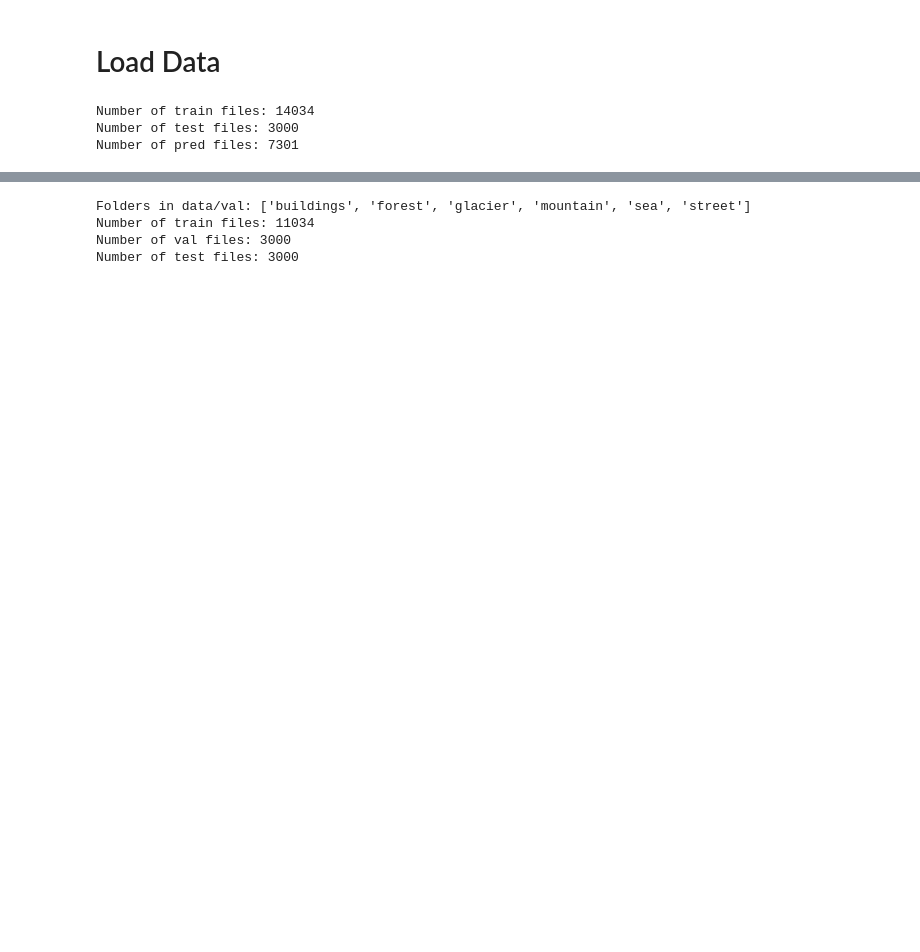
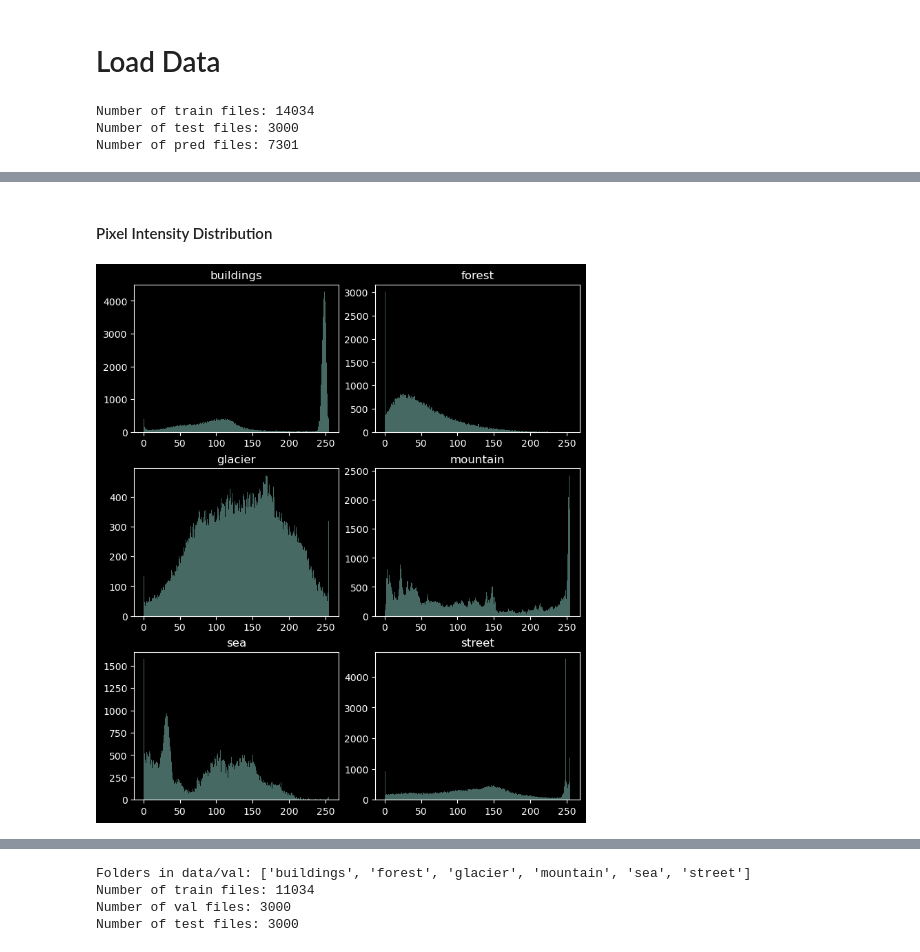
Before and after one commit to kac624/cuny, a Jupyter notebook: D622/hw4_cv/overview.ipynb, the cells around one changed output, grey strips where cells are left out. Saved outputs shown, nothing was run; the diff lists cells and outputs as text; code cells hidden in the pictures; blank space fills up the shorter version.

```diff
--- a/D622/hw4_cv/overview.ipynb
+++ b/D622/hw4_cv/overview.ipynb
@@ -96,0 +137,19 @@ for label in os.listdir('data/train'):
+# %%
+sizes = []
+for folder in os.listdir('data/train'):
+    class_path = f'data/train/{folder}'
+    for image_name in os.listdir(class_path):
+        image_path = os.path.join(class_path, image_name)
+        with Image.open(image_path) as img:
+            sizes.append(img.size)
+
+sizes = np.array(sizes)
+width_vals, width_cts = np.unique(sizes[:, 0], return_counts=True)
+height_vals, height_cts = np.unique(sizes[:, 1], return_counts=True)
+
+print(
+    f'Widths: {width_vals}'
+    f'\nCounts: {width_cts}'
+    f'\n\nHeights: {height_vals}'
+    f'\nCounts: {height_cts}'
+)
@@ -96,0 +165,18 @@ for label in os.listdir('data/train'):
+# %% [markdown]
+#### Pixel Intensity Distribution
+# %%
+# For a single, random image in each class
+fig, axes = plt.subplots(3, 2, figsize=(7,8), layout='constrained')
+for folder, ax in zip(os.listdir('data/train'), axes.ravel()):
+    class_path = f'data/train/{folder}'
+    for image_name in os.listdir(class_path):
+        image_path = os.path.join(class_path, image_name)
+        with Image.open(image_path) as img:
+            img_array = np.array(img)
+            ax.hist(img_array.ravel(), bins=256, alpha=0.5, label=f'{folder} (sample)')
+            break
+    ax.set_title(folder)
+
+plt.show()
+# %% [output]
+[figure, added]
```
Also changed, not shown: parts of 88 cells of this notebook.
